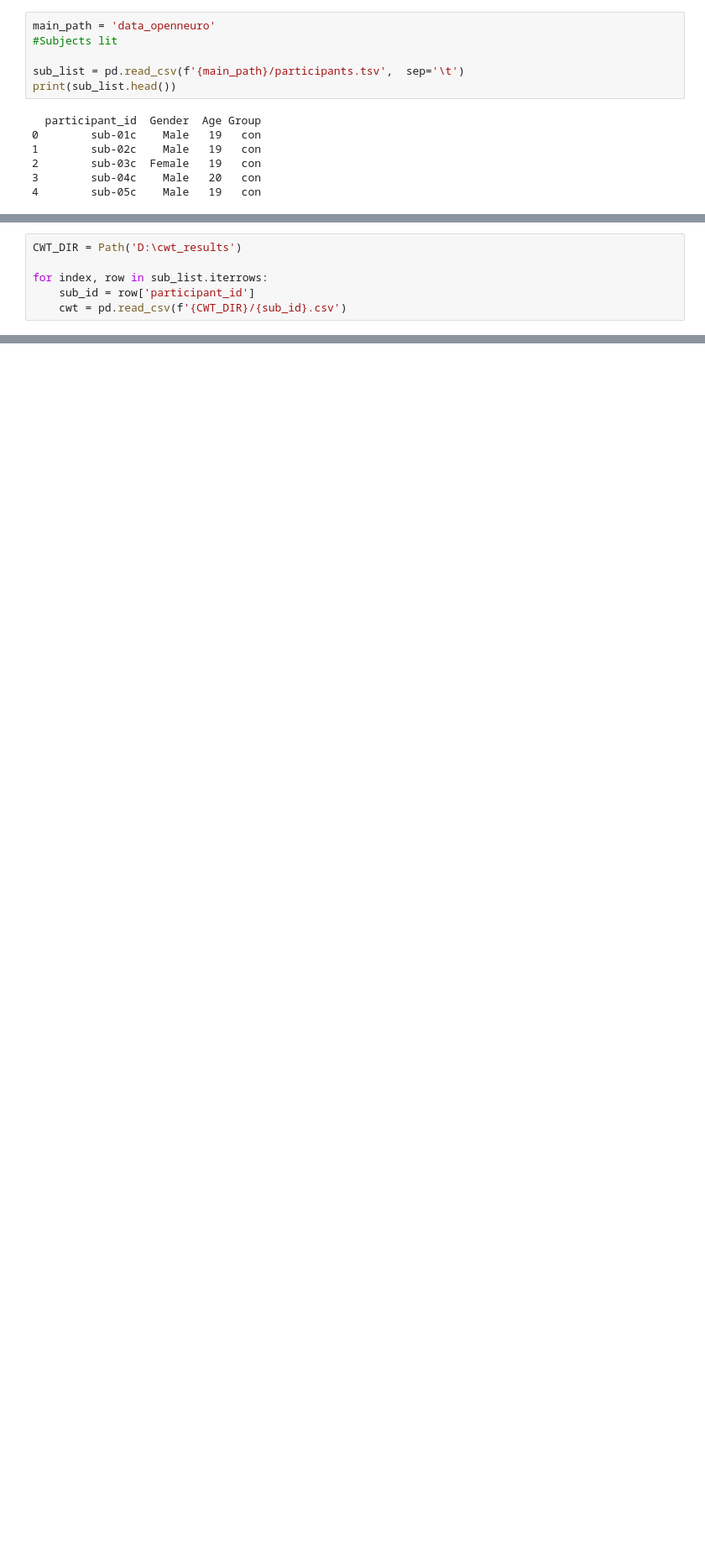
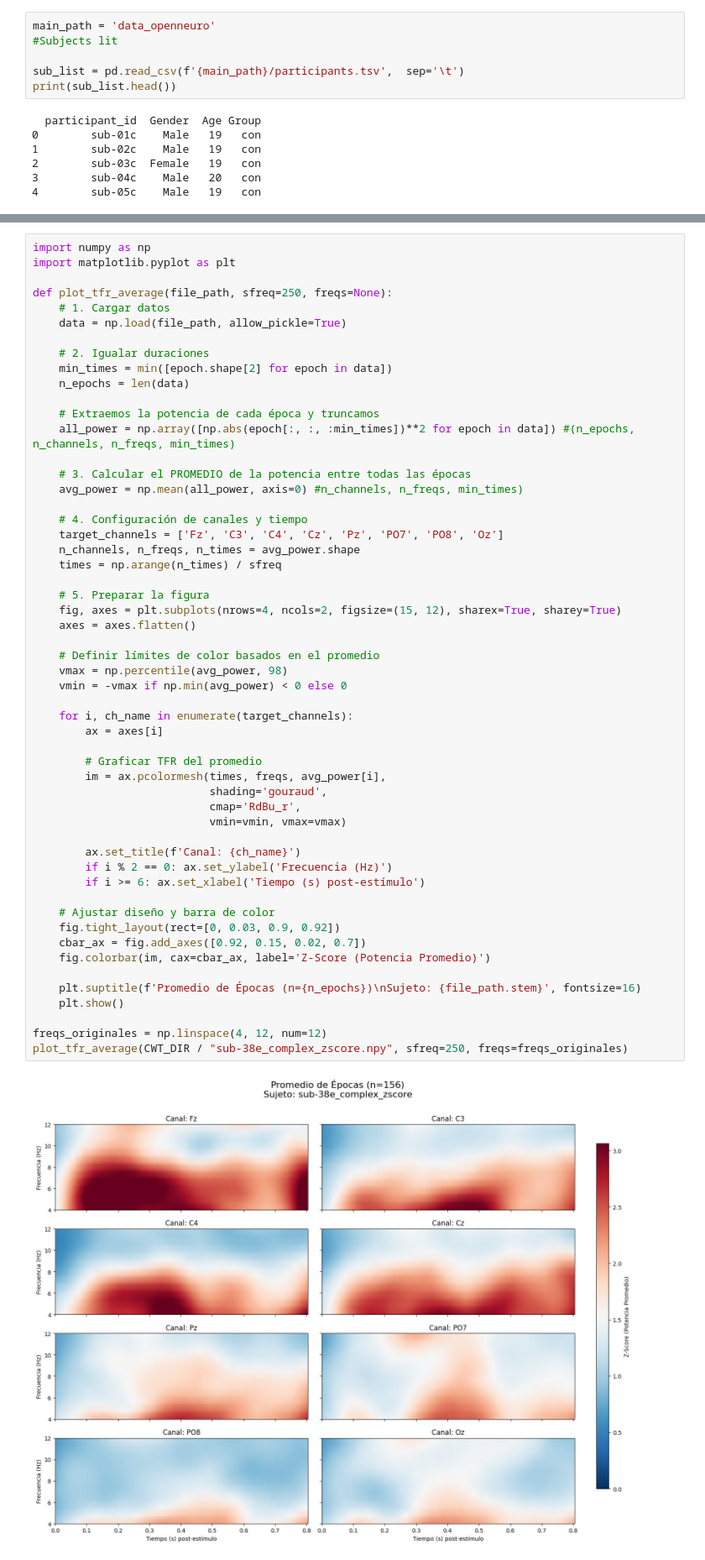
Before and after one commit to fer004/PSI_analysis_STEM, a Jupyter notebook: psi_analisis.ipynb, the cells around one changed output, grey strips where cells are left out. Shown at 84% size. Saved outputs shown, nothing was run; the diff lists cells and outputs as text; blank space fills up the shorter version.

```diff
--- a/psi_analisis.ipynb
+++ b/psi_analisis.ipynb
@@ -210,6 +73,0 @@ Completado: sub-43e
-# %%
-CWT_DIR = Path('D:\cwt_results')
-
-for index, row in sub_list.iterrows:
-    sub_id = row['participant_id']
-    cwt = pd.read_csv(f'{CWT_DIR}/{sub_id}.csv')
@@ -217,0 +201,56 @@ KeyError: 0
+# %%
+import numpy as np
+import matplotlib.pyplot as plt
+
+def plot_tfr_average(file_path, sfreq=250, freqs=None):
+    # 1. Cargar datos
+    data = np.load(file_path, allow_pickle=True)
+
+    # 2. Igualar duraciones
+    min_times = min([epoch.shape[2] for epoch in data])
+    n_epochs = len(data)
+
+    # Extraemos la potencia de cada época y truncamos
+    all_power = np.array([np.abs(epoch[:, :, :min_times])**2 for epoch in data]) #(n_epochs, n_channels, n_freqs, min_times)
+
+    # 3. Calcular el PROMEDIO de la potencia entre todas las épocas
+    avg_power = np.mean(all_power, axis=0) #n_channels, n_freqs, min_times)
+
+    # 4. Configuración de canales y tiempo
+    target_channels = ['Fz', 'C3', 'C4', 'Cz', 'Pz', 'PO7', 'PO8', 'Oz']
+    n_channels, n_freqs, n_times = avg_power.shape
+    times = np.arange(n_times) / sfreq
+
+    # 5. Preparar la figura
+    fig, axes = plt.subplots(nrows=4, ncols=2, figsize=(15, 12), sharex=True, sharey=True)
+    axes = axes.flatten()
+
+    # Definir límites de color basados en el promedio
+    vmax = np.percentile(avg_power, 98)
+    vmin = -vmax if np.min(avg_power) < 0 else 0
+
+    for i, ch_name in enumerate(target_channels):
+        ax = axes[i]
+
+        # Graficar TFR del promedio
+        im = ax.pcolormesh(times, freqs, avg_power[i],
+                           shading='gouraud',
+                           cmap='RdBu_r',
+                           vmin=vmin, vmax=vmax)
+
+        ax.set_title(f'Canal: {ch_name}')
+        if i % 2 == 0: ax.set_ylabel('Frecuencia (Hz)')
+        if i >= 6: ax.set_xlabel('Tiempo (s) post-estímulo')
+
+    # Ajustar diseño y barra de color
+    fig.tight_layout(rect=[0, 0.03, 0.9, 0.92])
+    cbar_ax = fig.add_axes([0.92, 0.15, 0.02, 0.7])
+    fig.colorbar(im, cax=cbar_ax, label='Z-Score (Potencia Promedio)')
+
+    plt.suptitle(f'Promedio de Épocas (n={n_epochs})\nSujeto: {file_path.stem}', fontsize=16)
+    plt.show()
+
+freqs_originales = np.linspace(4, 12, num=12)
+plot_tfr_average(CWT_DIR / "sub-38e_complex_zscore.npy", sfreq=250, freqs=freqs_originales)
+# %% [output]
+[figure, added]
```
Also changed, not shown: parts of 7 cells of this notebook.
